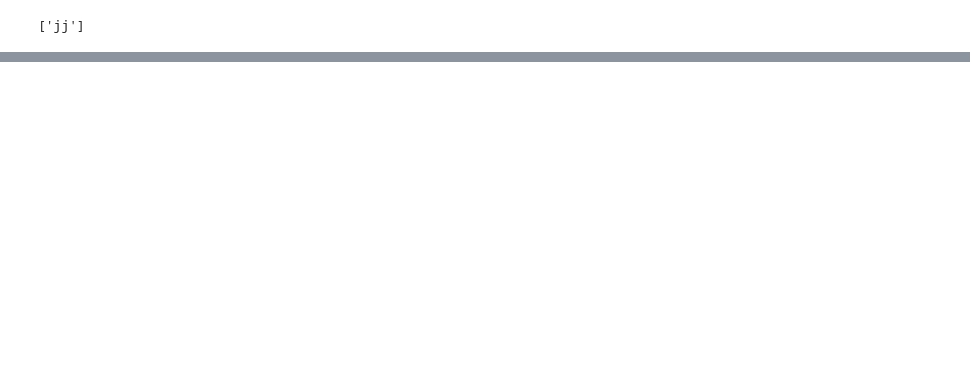
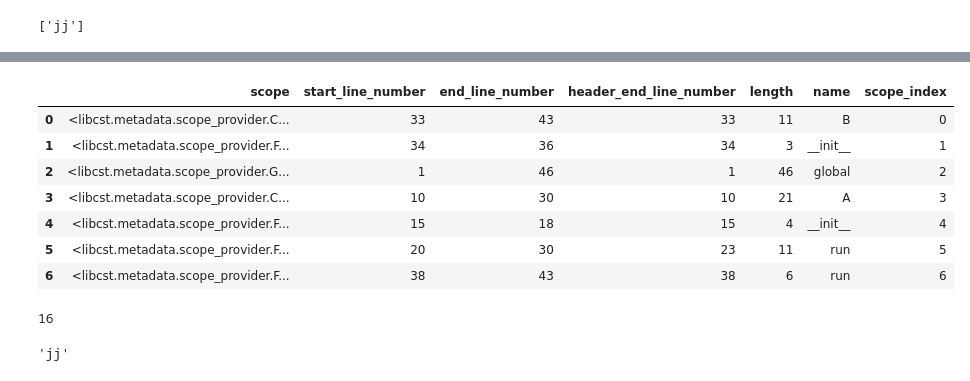
Before and after one commit to erez-aharonov/alkh, a Jupyter notebook: notebooks/3ed92dc952994f4590394120515753ad.ipynb, the cells around one changed output, grey strips where cells are left out. Drawn from its saved outputs; the diff is of its cells as text; code cells hidden in the pictures; blank space fills up the shorter version.

```diff
--- a/notebooks/3ed92dc952994f4590394120515753ad.ipynb
+++ b/notebooks/3ed92dc952994f4590394120515753ad.ipynb
@@ -195 +195,20 @@ scope_index
 Name: id, dtype: object
+# %%
+scopes_df
+# %% [output]
+|  | scope | start_line_number | end_line_number | header_end_line_number | length | name | scope_index |
+| 0 | <libcst.metadata.scope_provider.C... | 33 | 43 | 33 | 11 | B | 0 |
+| 1 | <libcst.metadata.scope_provider.F... | 34 | 36 | 34 | 3 | __init__ | 1 |
+| 2 | <libcst.metadata.scope_provider.G... | 1 | 46 | 1 | 46 | global | 2 |
+| 3 | <libcst.metadata.scope_provider.C... | 10 | 30 | 10 | 21 | A | 3 |
+| 4 | <libcst.metadata.scope_provider.F... | 15 | 18 | 15 | 4 | __init__ | 4 |
+| 5 | <libcst.metadata.scope_provider.F... | 20 | 30 | 23 | 11 | run | 5 |
+| 6 | <libcst.metadata.scope_provider.F... | 38 | 43 | 38 | 6 | run | 6 |
+# %%
+line_number
+# %% [output]
+16
+# %%
+source[0]
+# %% [output]
+'jj'
```
Also changed, not shown: parts of 16 cells of this notebook, 2 other files.
